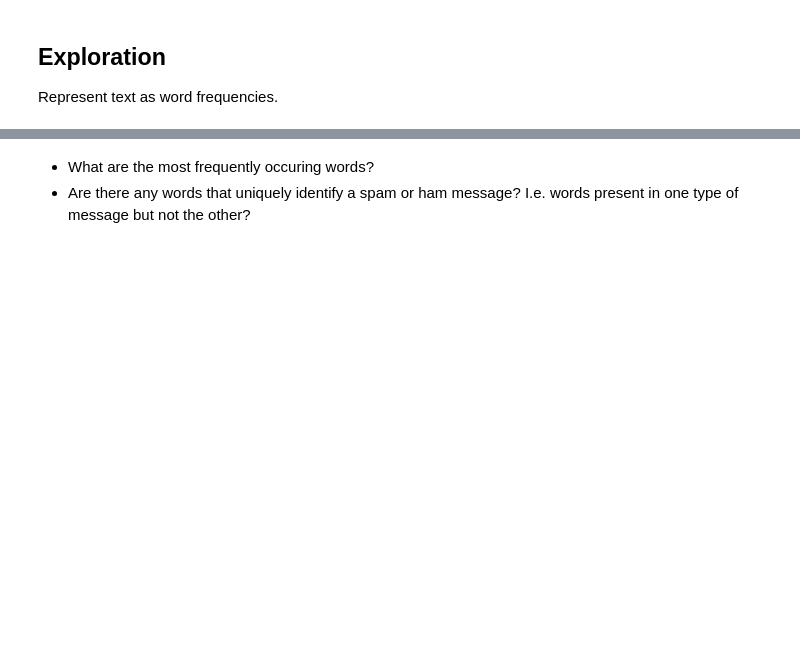
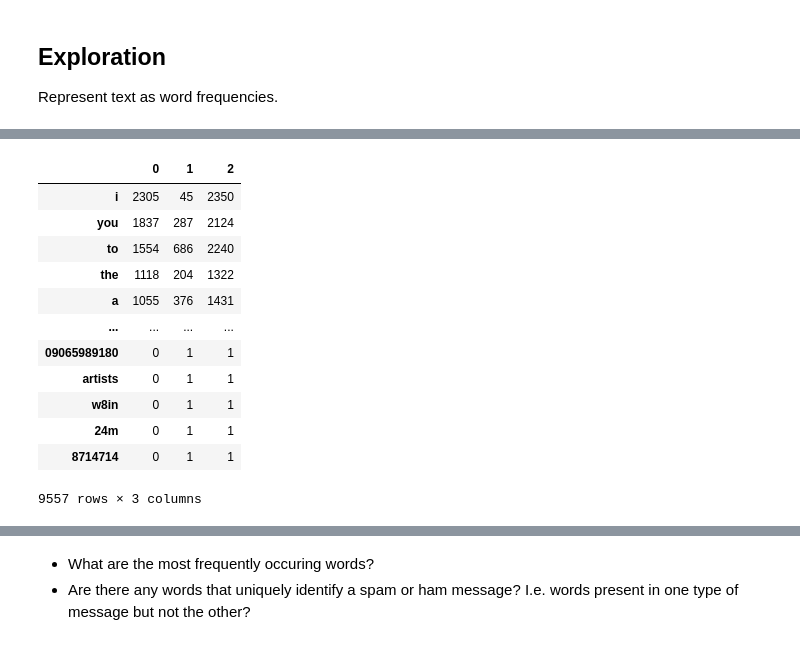
Before and after one commit to lopezelihezer/natural-language-processing-exercises, a Jupyter notebook: nlp_explore_lesson.ipynb, the cells around one changed output, grey strips where cells are left out. Drawn from its saved outputs; the diff is of its cells as text; code cells hidden in the pictures; blank space fills up the shorter version.

```diff
--- a/nlp_explore_lesson.ipynb
+++ b/nlp_explore_lesson.ipynb
@@ -71,6 +113,19 @@ spam_freq.head(6)
 # %%
 # concat all frequencies together into a dataframe
 
 word_counts = pd.concat([ham_freq, spam_freq, all_freq], axis=1).fillna(0).astype(int)
-word_counts.columns = ['ham', 'spam', 'all']
-word_counts.head()
+word_counts
+# %% [output]
+|  | 0 | 1 | 2 |
+| i | 2305 | 45 | 2350 |
+| you | 1837 | 287 | 2124 |
+| to | 1554 | 686 | 2240 |
+| the | 1118 | 204 | 1322 |
+| a | 1055 | 376 | 1431 |
+| ... | ... | ... | ... |
+| 09065989180 | 0 | 1 | 1 |
+| artists | 0 | 1 | 1 |
+| w8in | 0 | 1 | 1 |
+| 24m | 0 | 1 | 1 |
+| 8714714 | 0 | 1 | 1 |
+9557 rows × 3 columns
```
Also changed, not shown: parts of 26 cells of this notebook, 1 other file.
